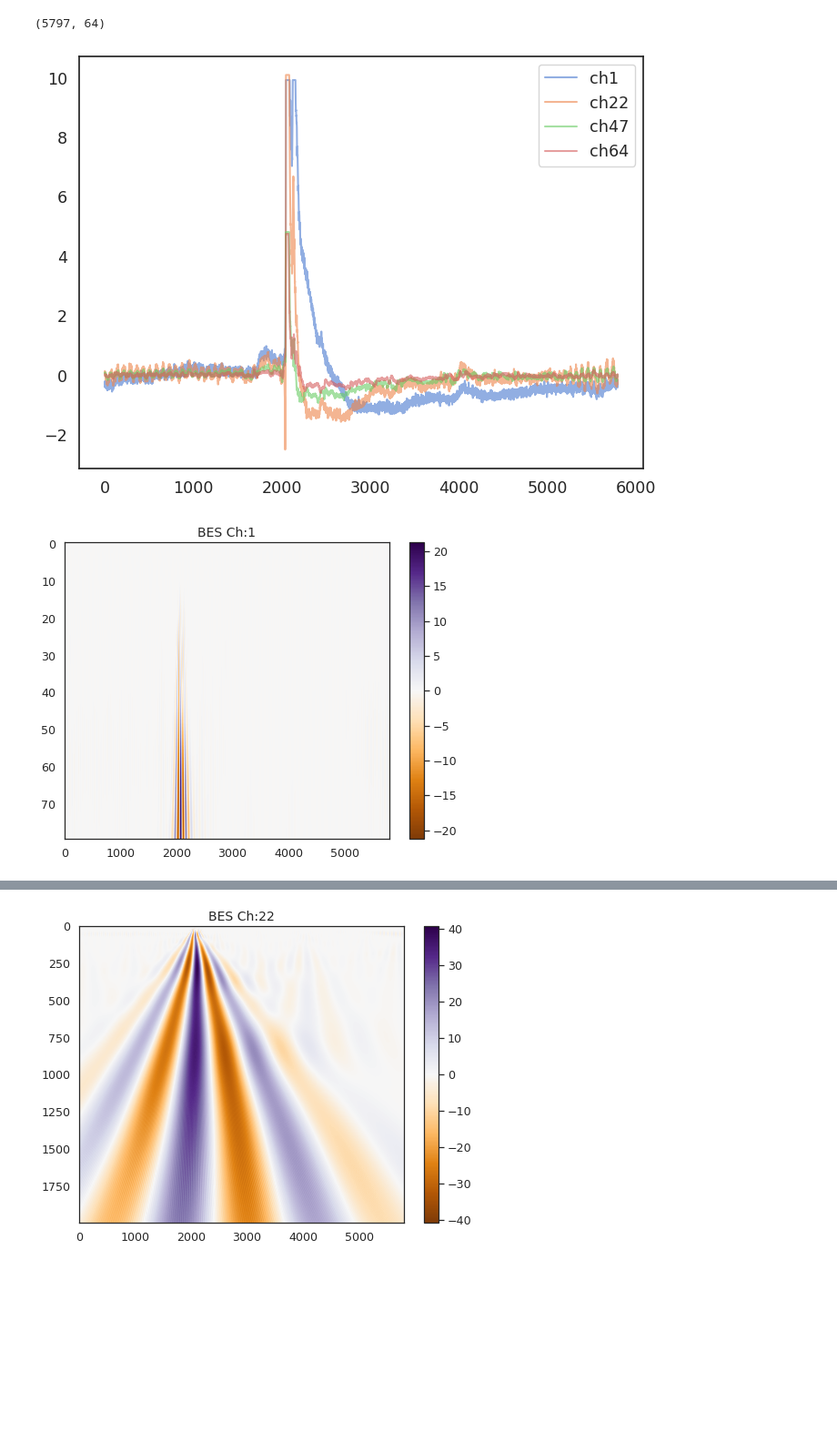
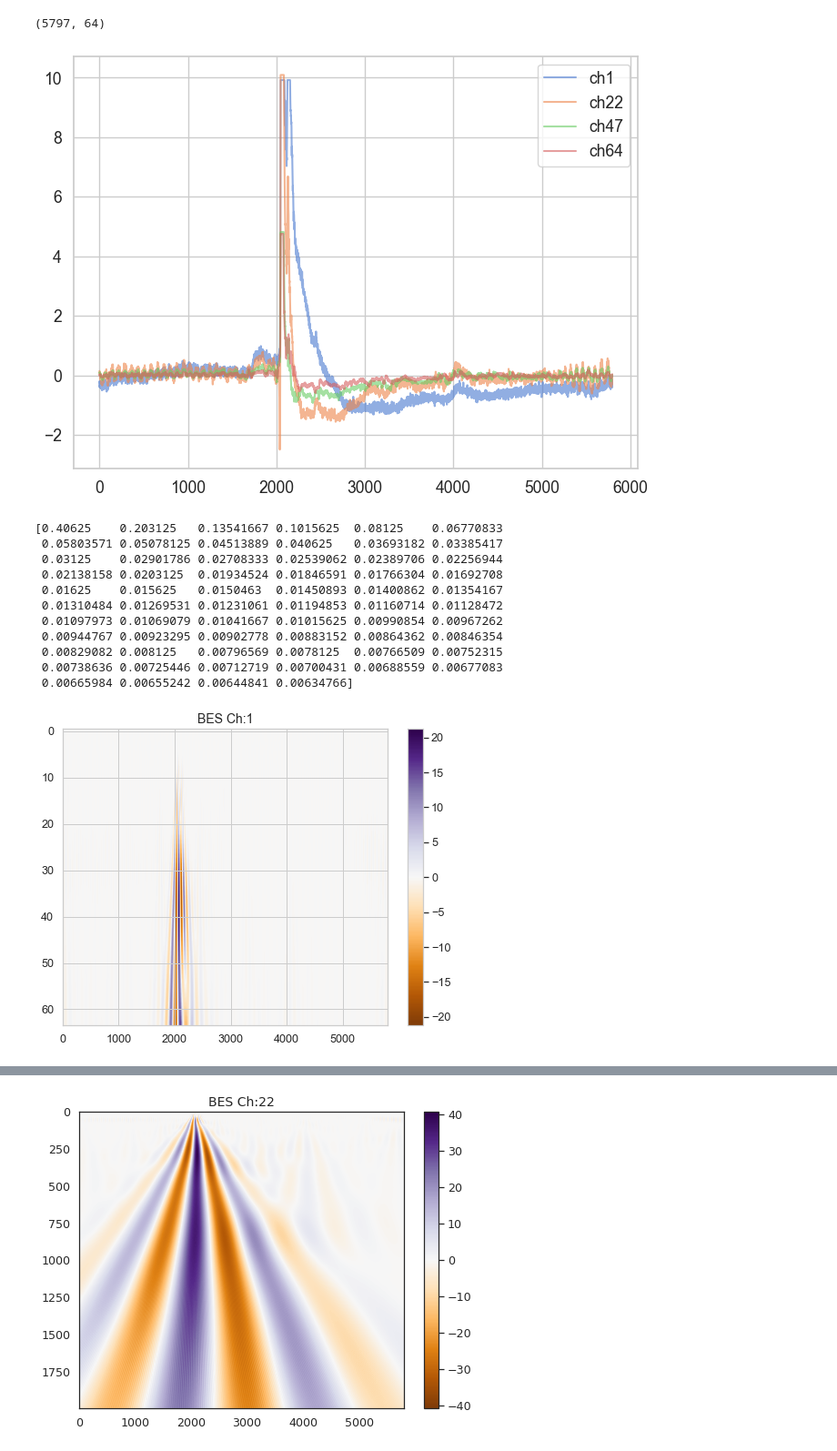
Before and after one commit to PlasmaControl/bes-edgeml-models, a Jupyter notebook: elm_classification/notebooks/wavelet_transform_torch.ipynb, the cells around one changed output, grey strips where cells are left out. Shown at 91% size. Cells and saved outputs as stored; diff of their text form; code cells hidden in the pictures; blank space fills up the shorter version.

```diff
--- a/elm_classification/notebooks/wavelet_transform_torch.ipynb
+++ b/elm_classification/notebooks/wavelet_transform_torch.ipynb
@@ -8,8 +8,9 @@ import seaborn as sns
 import torch
 import torch.nn as nn
 import pywt
-from scipy.optimize import fsolve
-sns.set_theme(style='white', palette='muted', font_scale=1.15)
+
+# from scipy.optimize import fsolve
+sns.set_theme(style='whitegrid', palette='muted', font_scale=1.15)
 # %%
 base_path = os.path.dirname(os.getcwd())
 signal = np.load(os.path.join(base_path, 'single_elm_event.npy'))
@@ -30,22 +31,33 @@ ax.plot(signal_ch64, alpha=0.6, label='ch64')
 ax.legend()
 plt.show()
 # %% [output]
-[figure, old version]
+[figure, new version]
 # %%
 # apply wavelet transforms using pywt
-widths = np.arange(1, 81)
-coeffs, freqs = pywt.cwt(signal_ch1, widths, 'morl')
+widths = np.arange(0, 129, 2)[1:]
+coeffs, freqs = pywt.cwt(signal_ch1, widths, 'morl', axis=0)
 # coeffs_squared = np.log(coeffs**2)
-
+print(freqs)
 plt.figure(figsize=(8, 6))
 plt.imshow(
     coeffs,
     cmap="PuOr",
     aspect="auto",
     vmax=abs(coeffs).max(),
     vmin=-abs(coeffs).max(),
 )
 plt.colorbar()
 plt.title('BES Ch:1', fontsize=14);
 # %% [output]
+[0.40625    0.203125   0.13541667 0.1015625  0.08125    0.06770833
+ 0.05803571 0.05078125 0.04513889 0.040625   0.03693182 0.03385417
+ 0.03125    0.02901786 0.02708333 0.02539062 0.02389706 0.02256944
+ 0.02138158 0.0203125  0.01934524 0.01846591 0.01766304 0.01692708
+ 0.01625    0.015625   0.0150463  0.01450893 0.01400862 0.01354167
+ 0.01310484 0.01269531 0.01231061 0.01194853 0.01160714 0.01128472
+ 0.01097973 0.01069079 0.01041667 0.01015625 0.00990854 0.00967262
+ 0.00944767 0.00923295 0.00902778 0.00883152 0.00864362 0.00846354
+ 0.00829082 0.008125   0.00796569 0.0078125  0.00766509 0.00752315
+ 0.00738636 0.00725446 0.00712719 0.00700431 0.00688559 0.00677083
+ 0.00665984 0.00655242 0.00644841 0.00634766]
-[figure, old version]
+[figure, new version]
```
Also changed, not shown: parts of 5 cells of this notebook.
